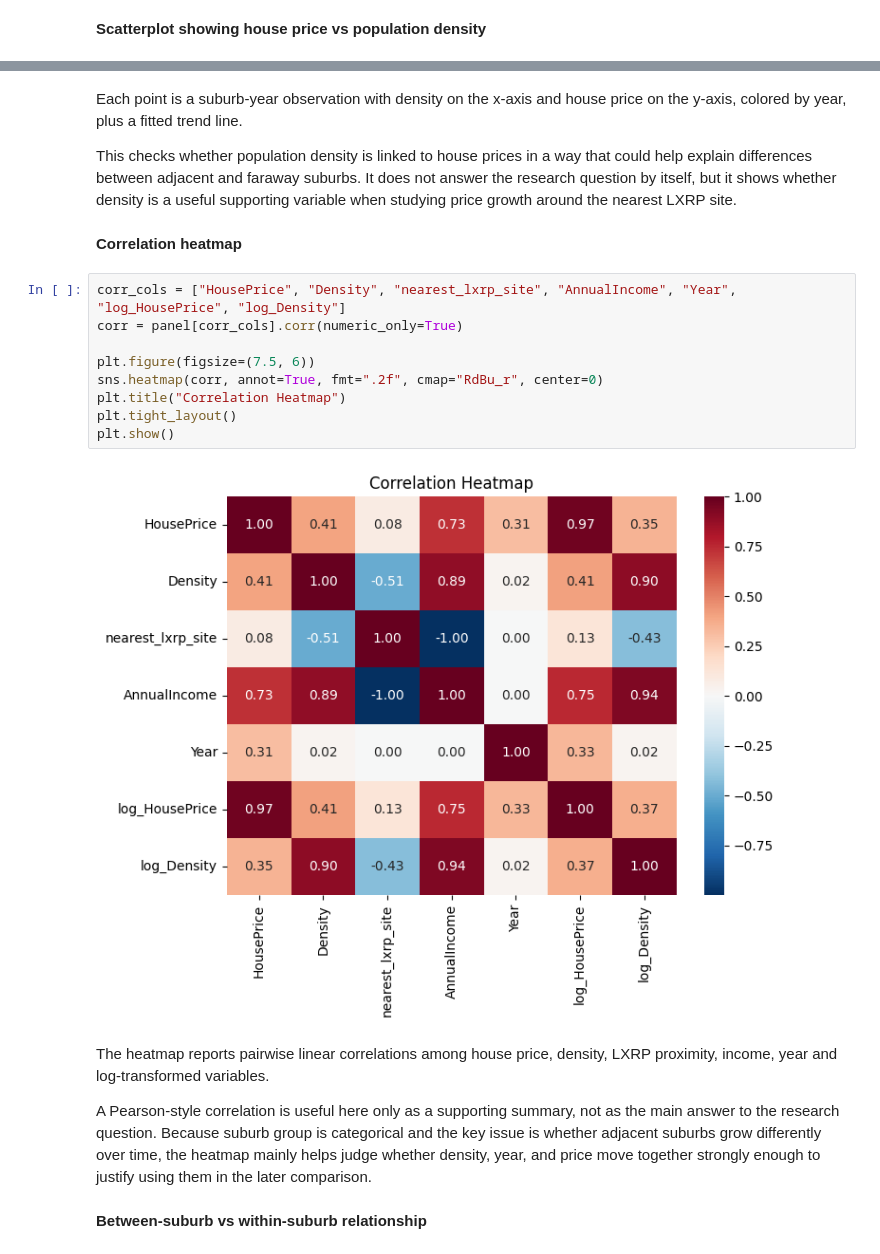
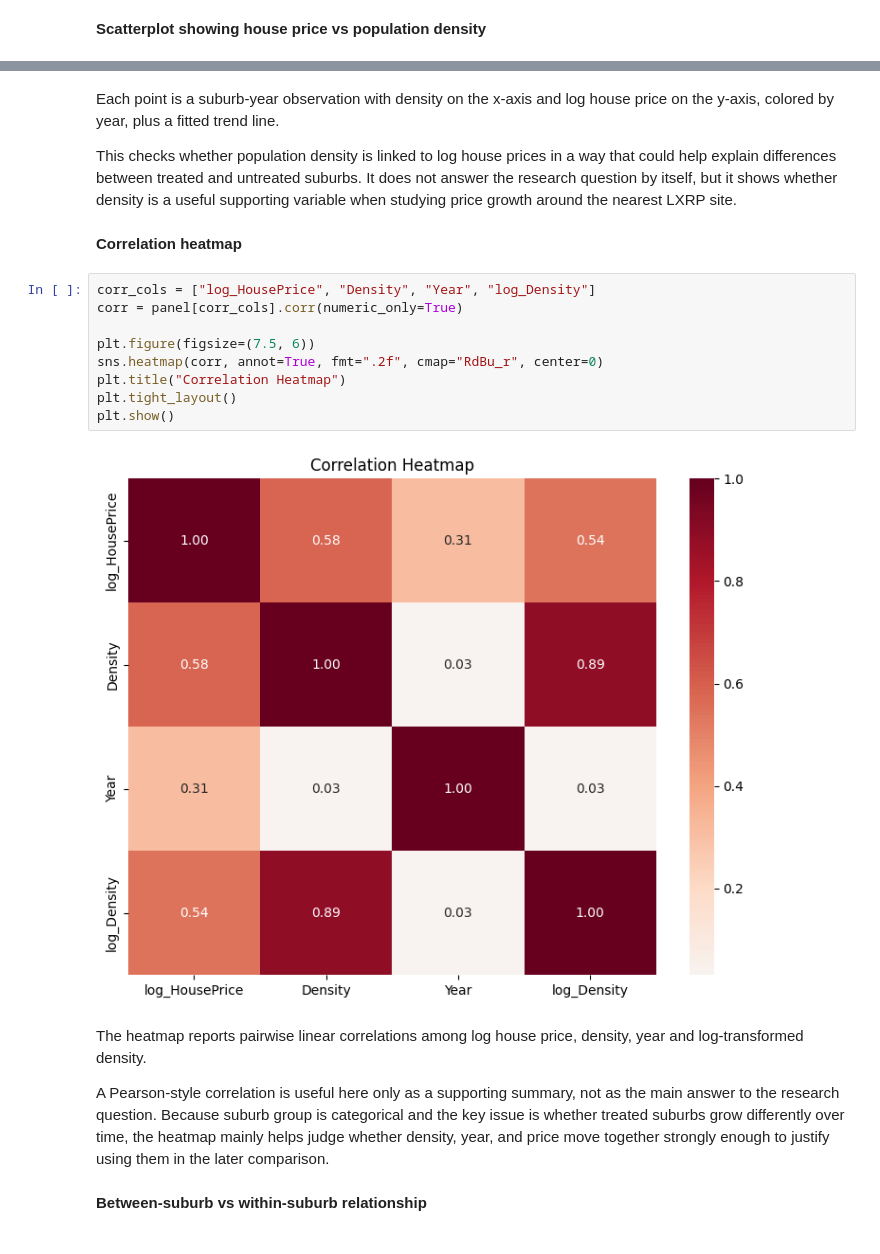
Before and after one commit to samantha-chin/ECC3479-project, a Jupyter notebook: visualisations.ipynb, the cells around one changed output, grey strips where cells are left out. Drawn from its saved outputs; the diff is of its cells as text.

```diff
--- a/visualisations.ipynb
+++ b/visualisations.ipynb
@@ -708,24 +323,24 @@ plt.show()
 # %% [markdown]
-Each point is a suburb-year observation with density on the x-axis and house price on the y-axis, colored by year, plus a fitted trend line.
+Each point is a suburb-year observation with density on the x-axis and log house price on the y-axis, colored by year, plus a fitted trend line.
 
-This checks whether population density is linked to house prices in a way that could help explain differences between adjacent and faraway suburbs. It does not answer the research question by itself, but it shows whether density is a useful supporting variable when studying price growth around the nearest LXRP site.
+This checks whether population density is linked to log house prices in a way that could help explain differences between treated and untreated suburbs. It does not answer the research question by itself, but it shows whether density is a useful supporting variable when studying price growth around the nearest LXRP site.
 # %% [markdown]
 **Correlation heatmap**
 # %%
-corr_cols = ["HousePrice", "Density", "nearest_lxrp_site", "AnnualIncome", "Year", "log_HousePrice", "log_Density"]
+corr_cols = ["log_HousePrice", "Density", "Year", "log_Density"]
 corr = panel[corr_cols].corr(numeric_only=True)
 
 plt.figure(figsize=(7.5, 6))
 sns.heatmap(corr, annot=True, fmt=".2f", cmap="RdBu_r", center=0)
 plt.title("Correlation Heatmap")
 plt.tight_layout()
 plt.show()
 # %% [output]
-[figure, old version]
+[figure, new version]
 # %% [markdown]
-The heatmap reports pairwise linear correlations among house price, density, LXRP proximity, income, year and log-transformed variables.
+The heatmap reports pairwise linear correlations among log house price, density, year and log-transformed density.
 
-A Pearson-style correlation is useful here only as a supporting summary, not as the main answer to the research question. Because suburb group is categorical and the key issue is whether adjacent suburbs grow differently over time, the heatmap mainly helps judge whether density, year, and price move together strongly enough to justify using them in the later comparison.
+A Pearson-style correlation is useful here only as a supporting summary, not as the main answer to the research question. Because suburb group is categorical and the key issue is whether treated suburbs grow differently over time, the heatmap mainly helps judge whether density, year, and price move together strongly enough to justify using them in the later comparison.
 # %% [markdown]
 **Between-suburb vs within-suburb relationship**
 # %%
```
Also changed, not shown: parts of 21 cells of this notebook.
